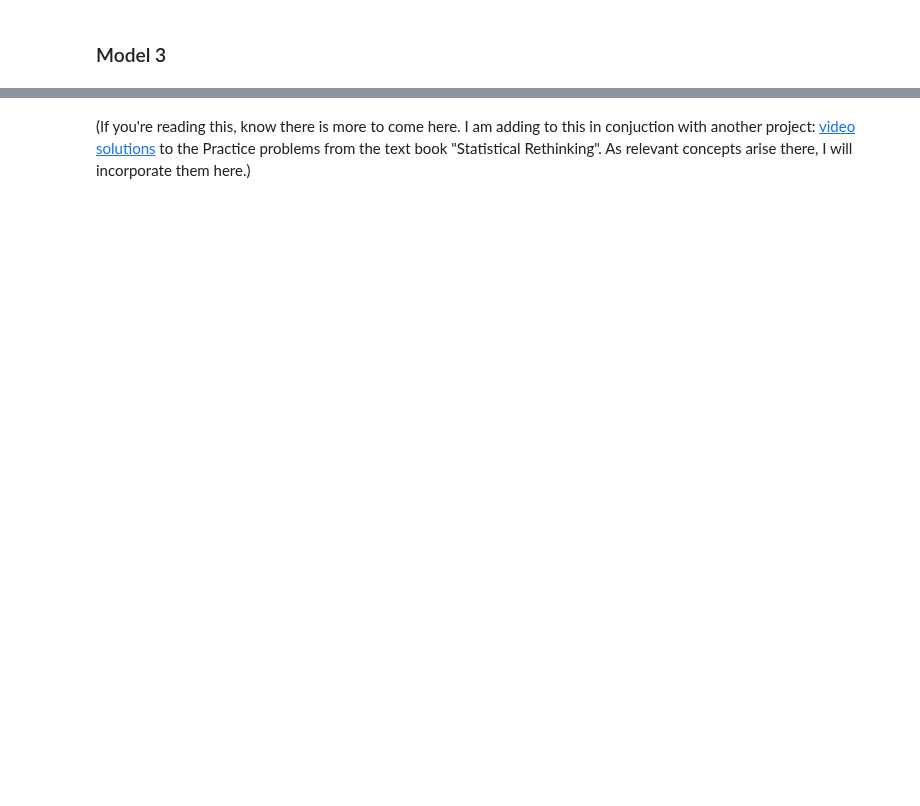
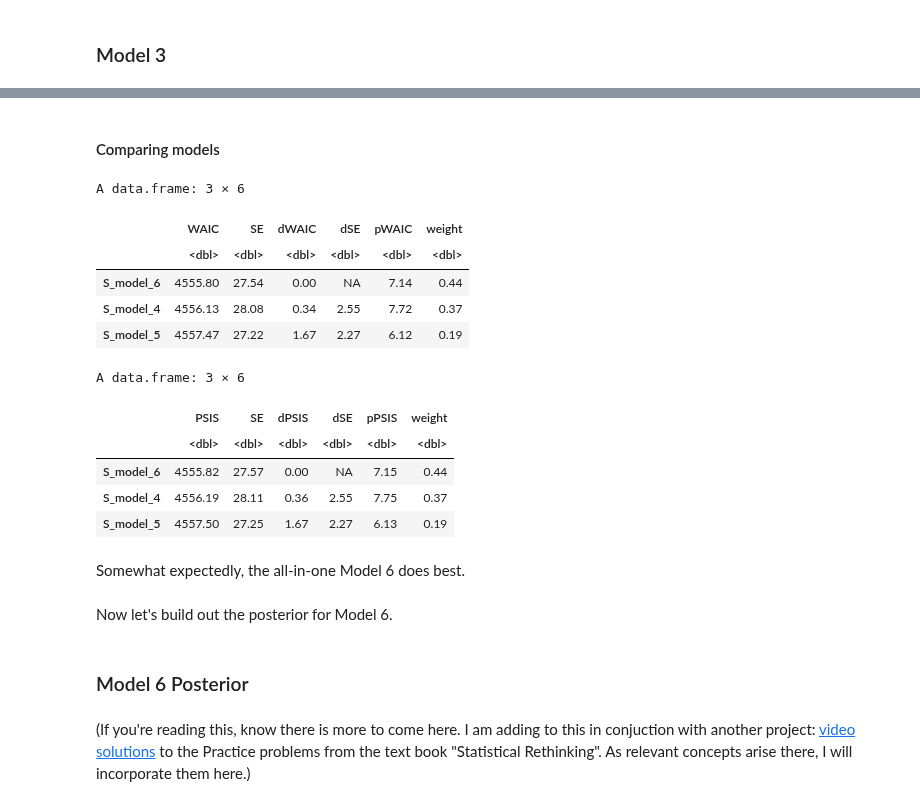
Before and after one commit to nicklausmillican/StatisticalRethinkingIISolutions, a Jupyter notebook: ModelingSleep.ipynb, the cells around one changed output, grey strips where cells are left out. Cells and saved outputs as stored; diff of their text form; code cells hidden in the pictures; blank space fills up the shorter version.

```diff
--- a/ModelingSleep.ipynb
+++ b/ModelingSleep.ipynb
@@ -651,0 +1280,36 @@ Another way we can handle this is to model NREMS as a positive-continuous variab
+# %%
+S_model_6 <- ulam(
+  alist(
+    NREMS ~ dnorm(muN, sigmaN),
+      muN <- N_time[treatment]*time +
+            N24[treatment]*sine24 +
+            N12[treatment]*sine12 +
+            N6[treatment]*sine6,
+    REMS ~ dnorm(muR, sigmaR),
+      muR <- R_time[treatment]*time +
+             R24[treatment]*sine24 +
+             R12[treatment]*sine12 +
+             R6[treatment]*sine6,
+
+        c(N_time, R_time,
+          N24, R24,
+          N12, R12,
+          N6, R6)[treatment] ~ multi_normal(c(30,10,0,0,0,0,0,0), RHO, SIGMA),
+          RHO ~ lkj_corr(2),
+          SIGMA ~ dexp(0.25),
+      sigmaN ~ dexp(1),
+      sigmaR ~ dexp(1)
+  ), data=list(NREMS=Sleep_All$NREMS,
+               REMS=Sleep_All$REMS,
+               treatment=as.integer(Sleep_All$treatment)+1,
+               time=Sleep_All$Block,
+               TotalPreviousSleep=Sleep_All$TotalPreviousSleep,
+               sine24=sine24, sine12=sine12, sine6=sine6, sine3=sine3, sine1_5=sine1_5, sine0_5=sine0_75),
+     constraints=list(b_time="lower=0"),
+     chains=4,
+     cores=4,
+     iter=2000,
+     log_lik=TRUE
+)
+
+precis(S_model_5, depth=3)
@@ -652,2 +1455,26 @@ Another way we can handle this is to model NREMS as a positive-continuous variab
+# %% [markdown]
+#### Comparing models
+# %%
+round(compare(S_model_4, S_model_5, S_model_6, func=WAIC),2)
+round(compare(S_model_4, S_model_5, S_model_6, func=PSIS),2)
+# %% [output]
+A data.frame: 3 × 6
+|  | WAIC | SE | dWAIC | dSE | pWAIC | weight |
+|  | <dbl> | <dbl> | <dbl> | <dbl> | <dbl> | <dbl> |
+| S_model_6 | 4555.80 | 27.54 | 0.00 | NA | 7.14 | 0.44 |
+| S_model_4 | 4556.13 | 28.08 | 0.34 | 2.55 | 7.72 | 0.37 |
+| S_model_5 | 4557.47 | 27.22 | 1.67 | 2.27 | 6.12 | 0.19 |
+A data.frame: 3 × 6
+|  | PSIS | SE | dPSIS | dSE | pPSIS | weight |
+|  | <dbl> | <dbl> | <dbl> | <dbl> | <dbl> | <dbl> |
+| S_model_6 | 4555.82 | 27.57 | 0.00 | NA | 7.15 | 0.44 |
+| S_model_4 | 4556.19 | 28.11 | 0.36 | 2.55 | 7.75 | 0.37 |
+| S_model_5 | 4557.50 | 27.25 | 1.67 | 2.27 | 6.13 | 0.19 |
+# %% [markdown]
+Somewhat expectedly, the all-in-one Model 6 does best.
+# %% [markdown]
+Now let's build out the posterior for Model 6.
+# %% [markdown]
+### Model 6 Posterior
 # %% [markdown]
 (If you're reading this, know there is more to come here.  I am adding to this in conjuction with another project: [video solutions](https://youtube.com/playlist?list=PL4OalocKlC1R5dZCaD9AHP96Uwkl0Xv0R&si=lQ8bXiuT_iL-XbZC) to the Practice problems from the text book "Statistical Rethinking".  As relevant concepts arise there, I will incorporate them here.)
```
Also changed, not shown: parts of 34 cells of this notebook.
